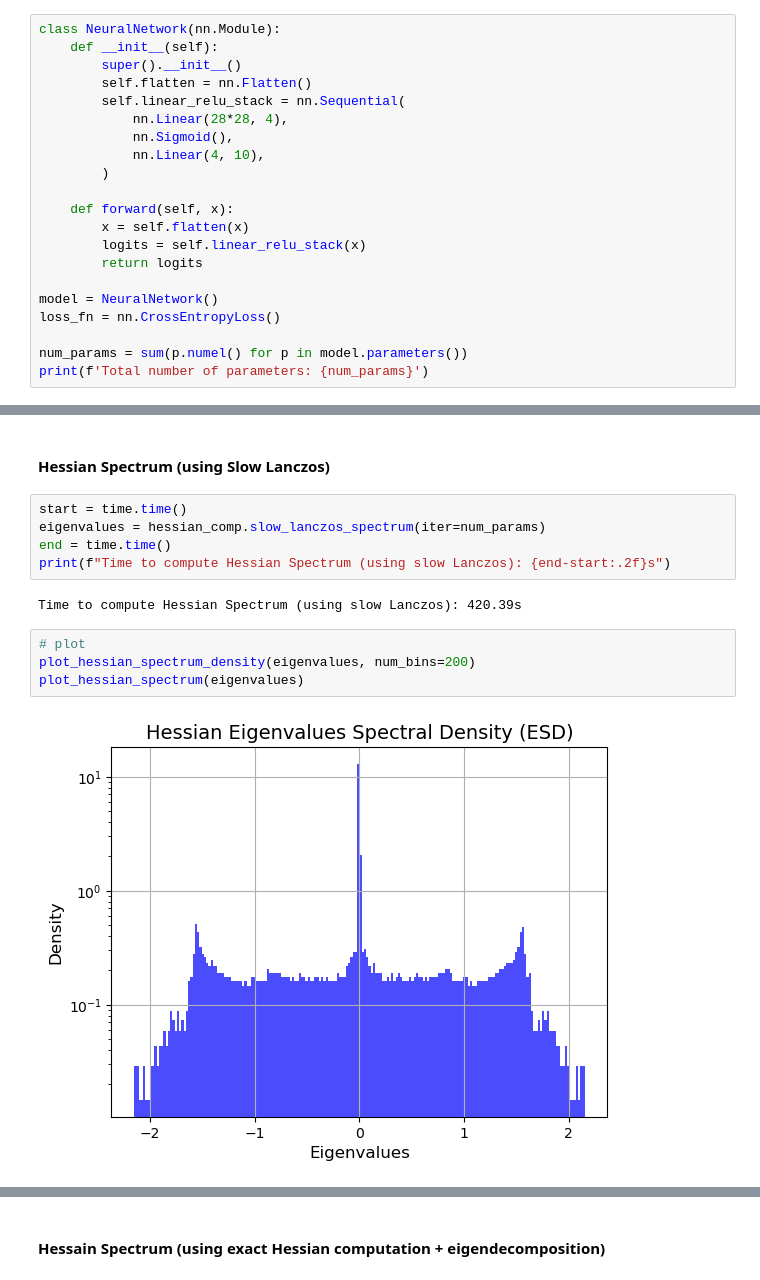
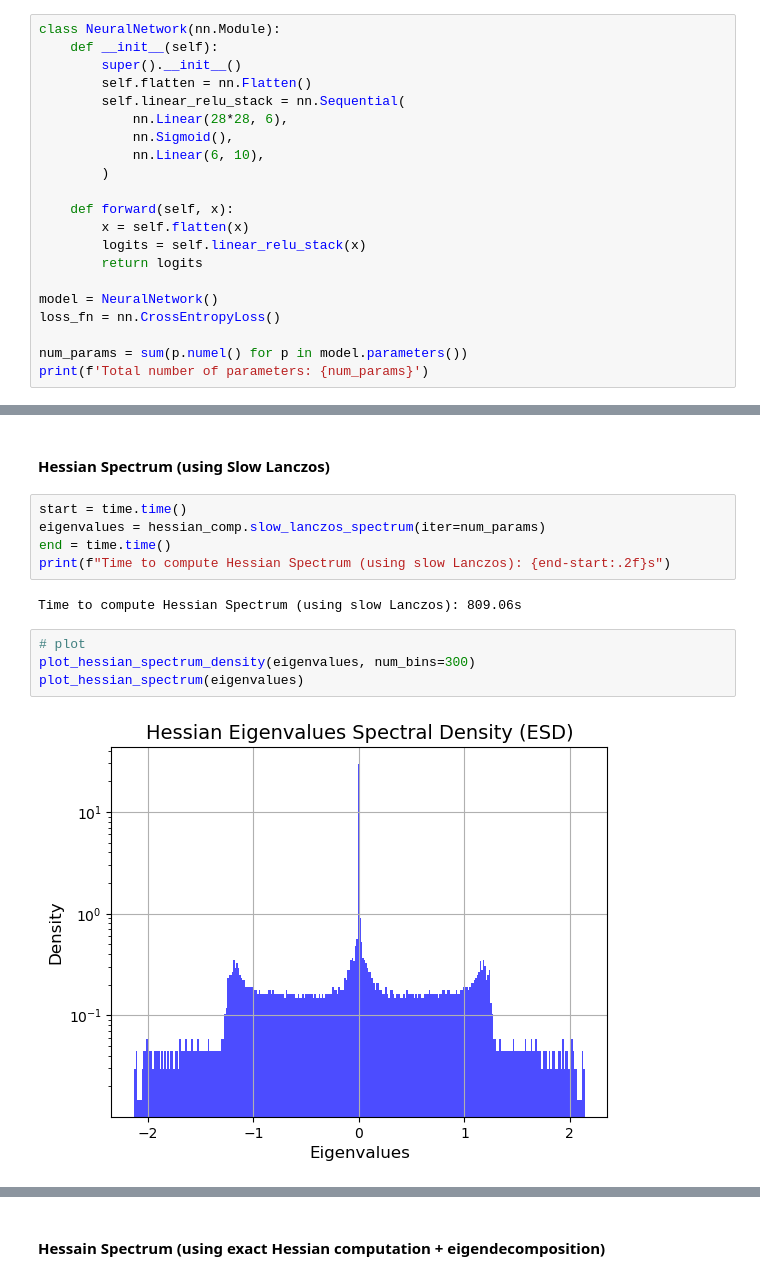
Before and after one commit to ilievanadezhda/spectral-properties-of-NN, a Jupyter notebook: esd_compare.ipynb, the cells around one changed output, grey strips where cells are left out. Drawn from its saved outputs; the diff is of its cells as text.

```diff
--- a/esd_compare.ipynb
+++ b/esd_compare.ipynb
@@ -22,9 +22,9 @@ class NeuralNetwork(nn.Module):
         super().__init__()
         self.flatten = nn.Flatten()
         self.linear_relu_stack = nn.Sequential(
-            nn.Linear(28*28, 4),
+            nn.Linear(28*28, 6),
             nn.Sigmoid(),
-            nn.Linear(4, 10),
+            nn.Linear(6, 10),
         )
 
     def forward(self, x):
@@ -82,10 +82,10 @@ eigenvalues = hessian_comp.slow_lanczos_spectrum(iter=num_params)
 end = time.time()
 print(f"Time to compute Hessian Spectrum (using slow Lanczos): {end-start:.2f}s")
 # %% [output]
-Time to compute Hessian Spectrum (using slow Lanczos): 420.39s
+Time to compute Hessian Spectrum (using slow Lanczos): 809.06s
 # %%
 # plot
-plot_hessian_spectrum_density(eigenvalues, num_bins=200)
+plot_hessian_spectrum_density(eigenvalues, num_bins=300)
 plot_hessian_spectrum(eigenvalues)
 # %% [output]
-[figure, old version]
+[figure, new version]
```
Also changed, not shown: parts of 7 cells of this notebook, 3 other files.
